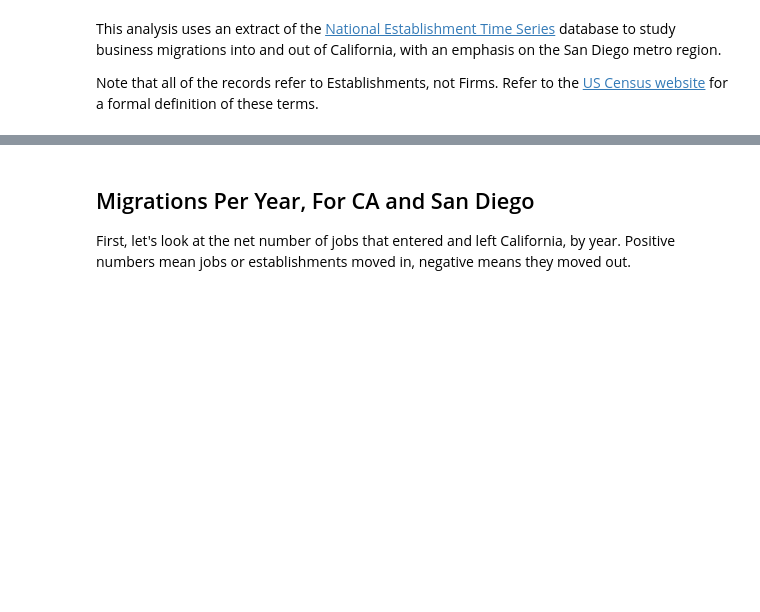
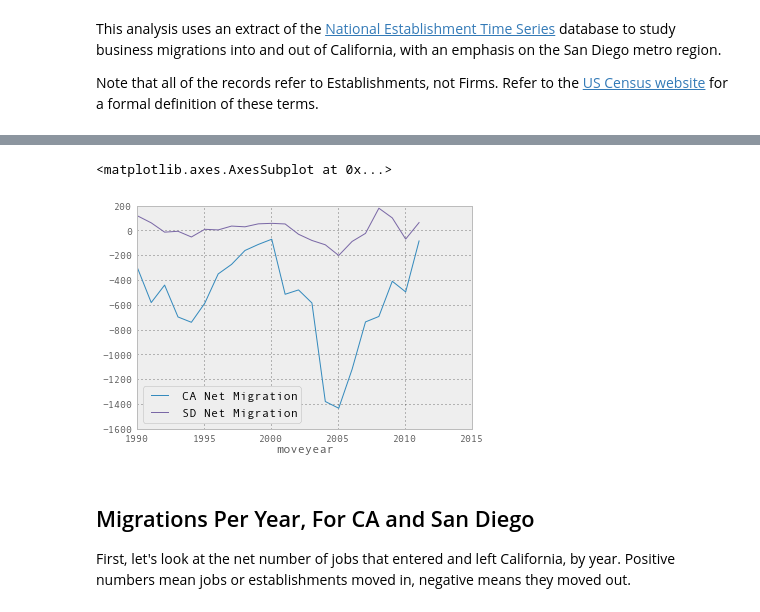
Before and after one commit to SDRDLAnalysts/pdp-data-projects, a Jupyter notebook: voiceofsandiego.org/business-migrations/analysts/gonzalo.ipynb, the cells around one changed output, grey strips where cells are left out. Drawn from its saved outputs; the diff is of its cells as text; code cells hidden in the pictures; blank space fills up the shorter version.

```diff
--- a/voiceofsandiego.org/business-migrations/analysts/gonzalo.ipynb
+++ b/voiceofsandiego.org/business-migrations/analysts/gonzalo.ipynb
@@ -45,0 +126,9 @@ NoAuthHandlerFound: No handler was ready to authenticate. 1 handlers were checke
+# %%
+casd = pd.DataFrame({
+'SD Net Migration': pd.Series(sdim-sdem),
+'CA Net Migration': pd.Series(caim-caem) #CA includes SD, maybe should exclude SD in this CA count for a better comparison
+})
+casd.plot()
+# %% [output]
+<matplotlib.axes.AxesSubplot at 0x...>
+[figure, added]
```
Also changed, not shown: parts of 11 cells of this notebook.
